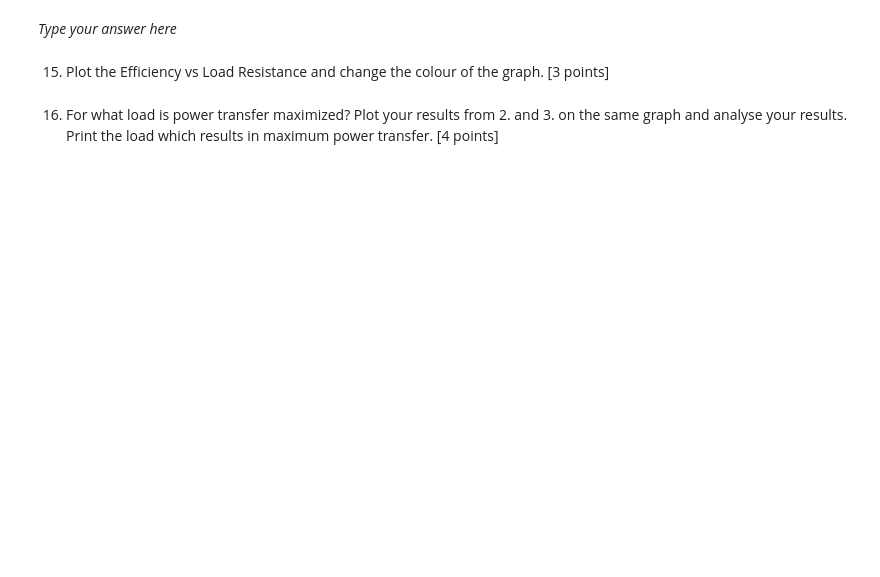
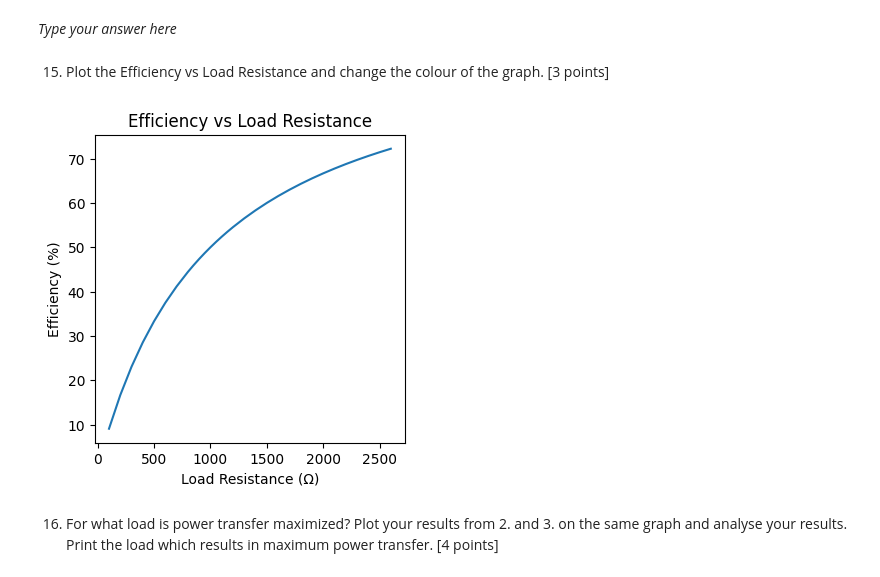
Before and after one commit to mon05mon05/MECH-383-Labs, a Jupyter notebook: Lab 1/Lab 1 Report.ipynb, the cells around one changed output. Cells and saved outputs as stored; diff of their text form; code cells hidden in the pictures; blank space fills up the shorter version.

```diff
--- a/Lab 1/Lab 1 Report.ipynb
+++ b/Lab 1/Lab 1 Report.ipynb
@@ -290,6 +400,21 @@ plt.show()
 15. Plot the Efficiency vs Load Resistance and change the colour of the graph. [3 points]
 # %%
 ## Plot your graph here
+ys2 = n_measB
+# xs is still the same from Q14
+
+fig2,ax2 = plt.subplots(figsize=(4,4))
+ax2.plot(xs,ys2)
+
+ax2.set(
+    title = "Efficiency vs Load Resistance",
+    xlabel = "Load Resistance (Ω)",
+    ylabel = "Efficiency (%)",
+)
+
+plt.show()
+# %% [output]
+[figure, added]
 # %% [markdown]
 16. For what load is power transfer maximized? Plot your results from 2. and 3. on the same graph and analyse your results. Print the load which results in maximum power transfer. [4 points]
 # %%
```
Also changed, not shown: parts of 19 cells of this notebook, 1 other file.
